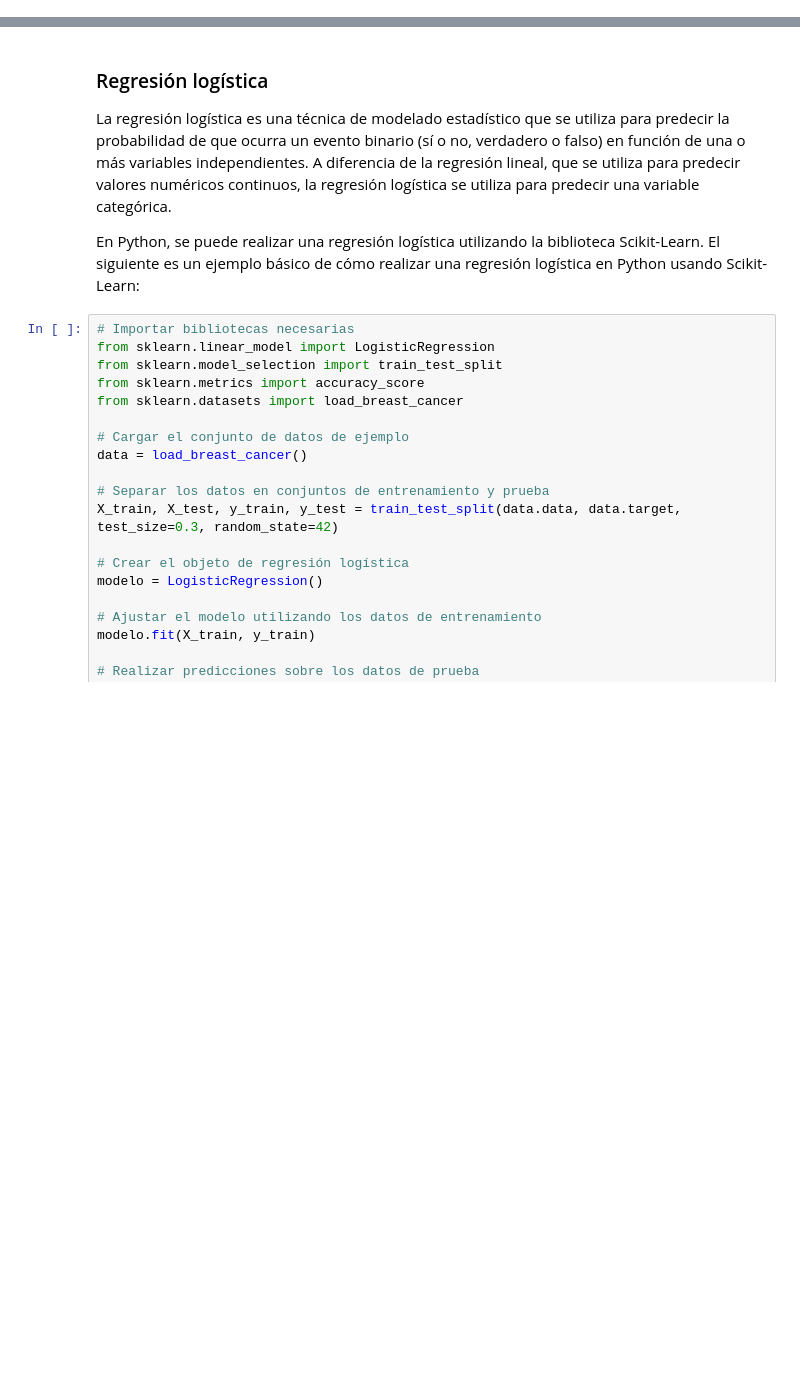
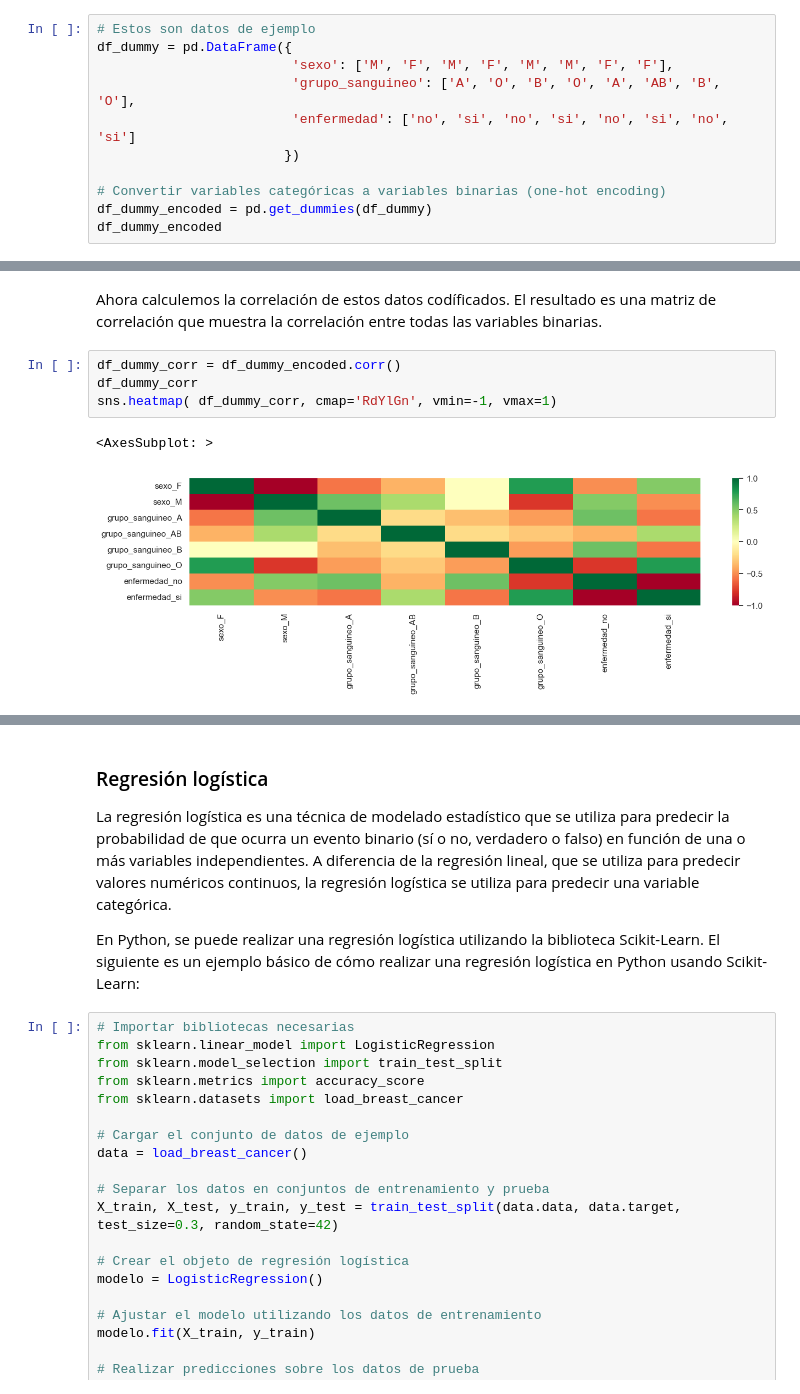
Before and after one commit to mar-esther23/CursoPandas2023, a Jupyter notebook: CPA-EstadísticaIntermedia.ipynb, the cells around one changed output, grey strips where cells are left out. Cells and saved outputs as stored; diff of their text form; blank space fills up the shorter version.

```diff
--- a/CPA-EstadísticaIntermedia.ipynb
+++ b/CPA-EstadísticaIntermedia.ipynb
@@ -95,0 +123,11 @@ Es importante tener en cuenta que la regresión lineal es una técnica poderosa
+# %%
+# Estos son datos de ejemplo
+df_dummy = pd.DataFrame({
+                         'sexo': ['M', 'F', 'M', 'F', 'M', 'M', 'F', 'F'],
+                         'grupo_sanguineo': ['A', 'O', 'B', 'O', 'A', 'AB', 'B', 'O'],
+                         'enfermedad': ['no', 'si', 'no', 'si', 'no', 'si', 'no', 'si']
+                        })
+
+# Convertir variables categóricas a variables binarias (one-hot encoding)
+df_dummy_encoded = pd.get_dummies(df_dummy)
+df_dummy_encoded
@@ -95,0 +144,9 @@ Es importante tener en cuenta que la regresión lineal es una técnica poderosa
+# %% [markdown]
+Ahora calculemos la correlación de estos datos codíficados. El resultado es una matriz de correlación que muestra la correlación entre todas las variables binarias.
+# %%
+df_dummy_corr = df_dummy_encoded.corr()
+df_dummy_corr
+sns.heatmap( df_dummy_corr, cmap='RdYlGn', vmin=-1, vmax=1)
+# %% [output]
+<AxesSubplot: >
+[figure, added]
```
Also changed, not shown: parts of 43 cells of this notebook, 3 other files.
